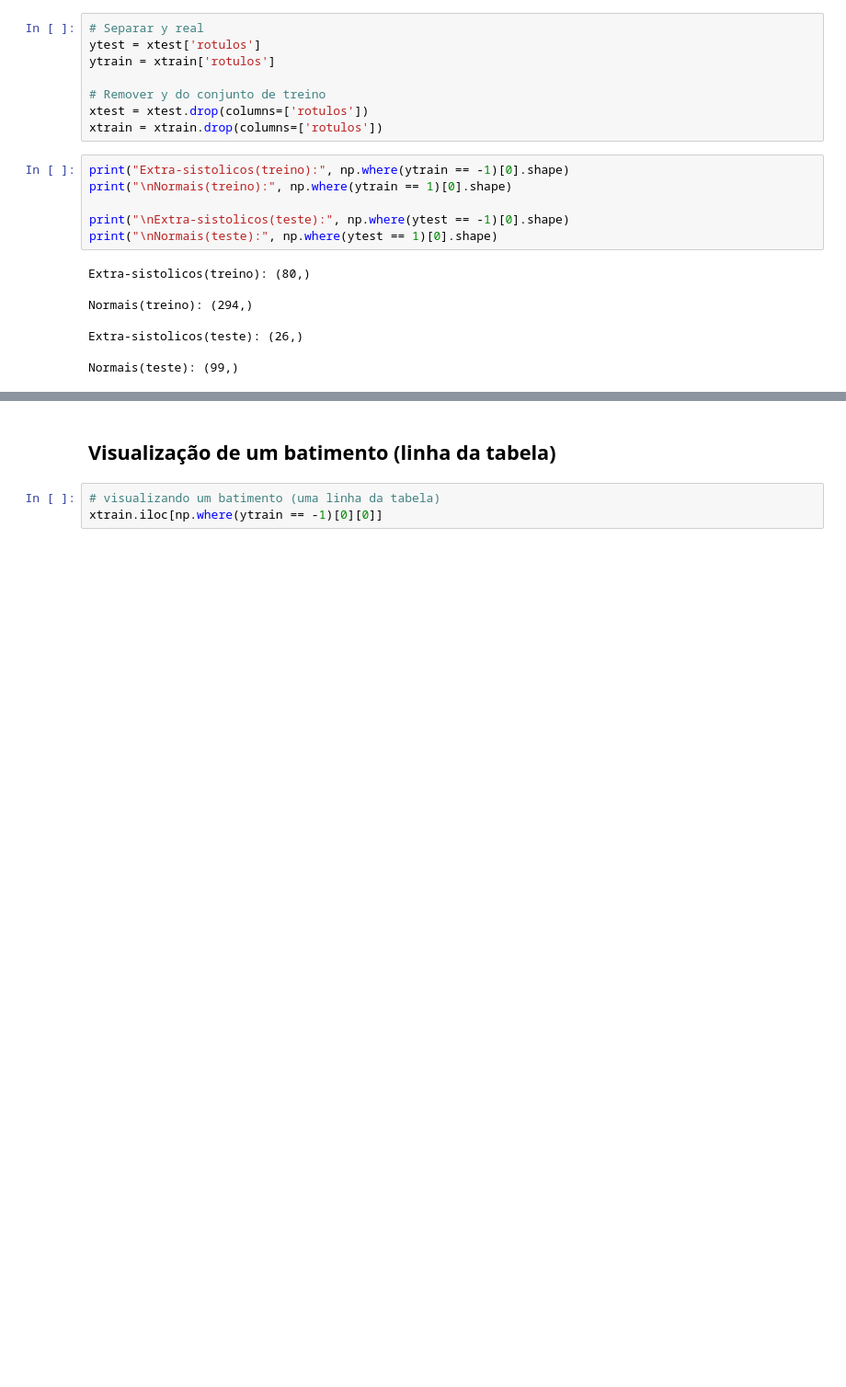
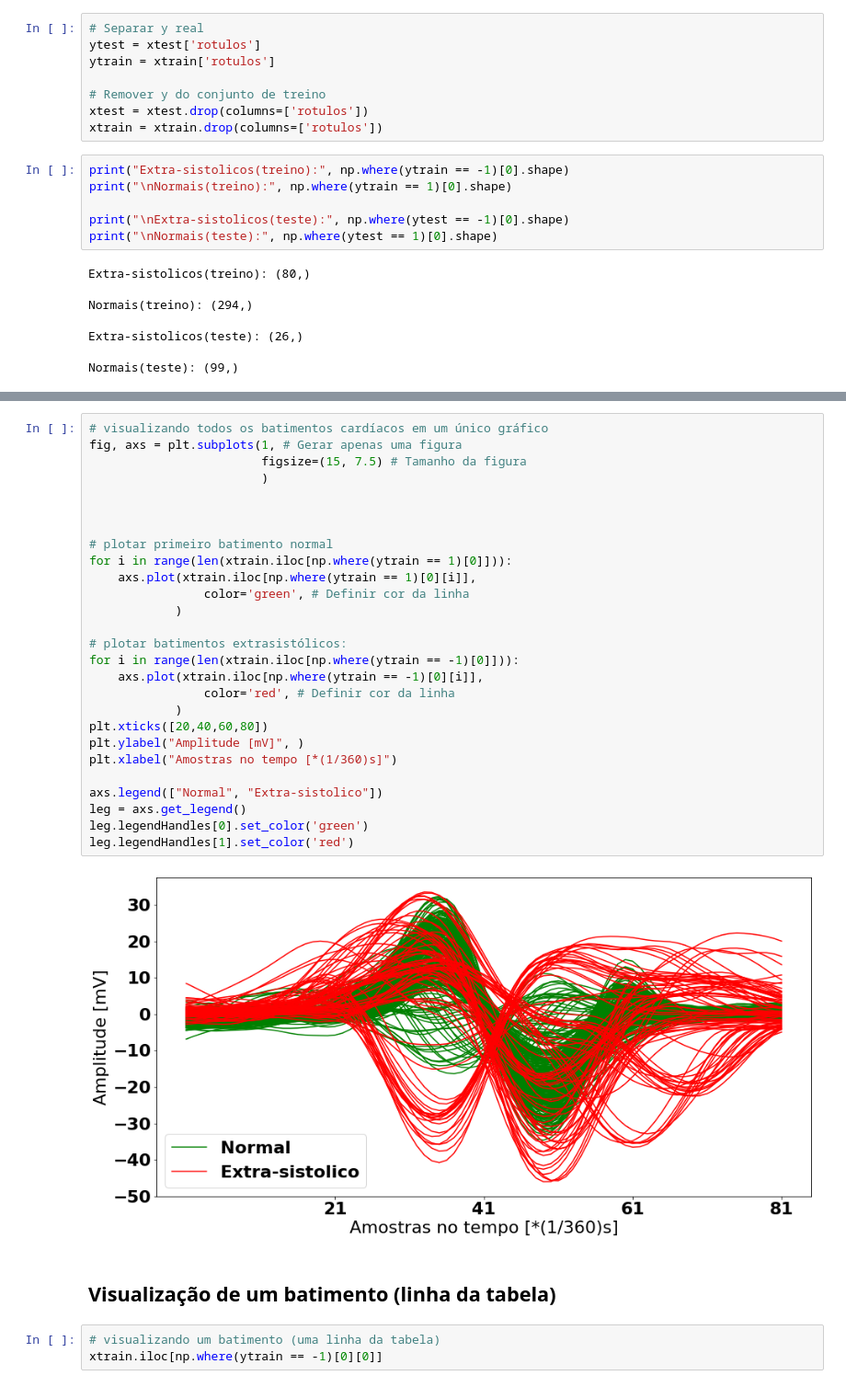
Before and after one commit to aveusalex/Predicao_Extra_sistolicos, a Jupyter notebook: Abordagem Regressão/ModeloExtraSistolicos.ipynb, the cells around one changed output, grey strips where cells are left out. Shown at 92% size. Saved outputs shown, nothing was run; the diff lists cells and outputs as text; blank space fills up the shorter version.

```diff
--- a/Abordagem Regressão/ModeloExtraSistolicos.ipynb
+++ b/Abordagem Regressão/ModeloExtraSistolicos.ipynb
@@ -79,3 +99,32 @@ Normais(teste): (99,)
+# %%
+# visualizando todos os batimentos cardíacos em um único gráfico
+fig, axs = plt.subplots(1, # Gerar apenas uma figura
+                        figsize=(15, 7.5) # Tamanho da figura
+                        )
+
+
+
+# plotar primeiro batimento normal
+for i in range(len(xtrain.iloc[np.where(ytrain == 1)[0]])):
+    axs.plot(xtrain.iloc[np.where(ytrain == 1)[0][i]],
+                color='green', # Definir cor da linha
+            )
+
+# plotar batimentos extrasistólicos:
+for i in range(len(xtrain.iloc[np.where(ytrain == -1)[0]])):
+    axs.plot(xtrain.iloc[np.where(ytrain == -1)[0][i]],
+                color='red', # Definir cor da linha
+            )
+plt.xticks([20,40,60,80])
+plt.ylabel("Amplitude [mV]", )
+plt.xlabel("Amostras no tempo [*(1/360)s]")
+
+axs.legend(["Normal", "Extra-sistolico"])
+leg = axs.get_legend()
+leg.legendHandles[0].set_color('green')
+leg.legendHandles[1].set_color('red')
+# %% [output]
+[figure, added]
 # %% [markdown]
 ## Visualização de um batimento (linha da tabela)
 # %%
```
Also changed, not shown: parts of 8 cells of this notebook.
